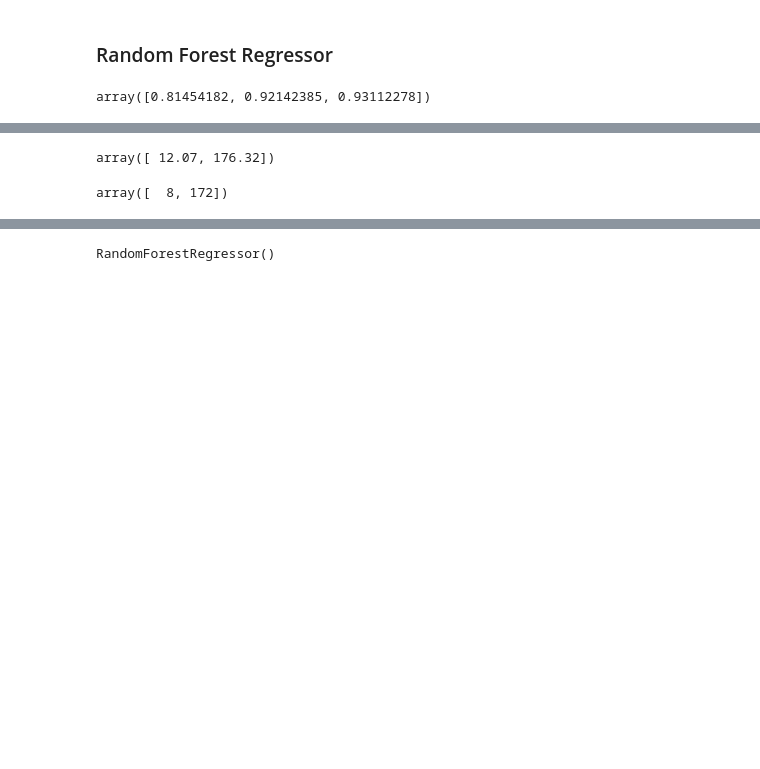
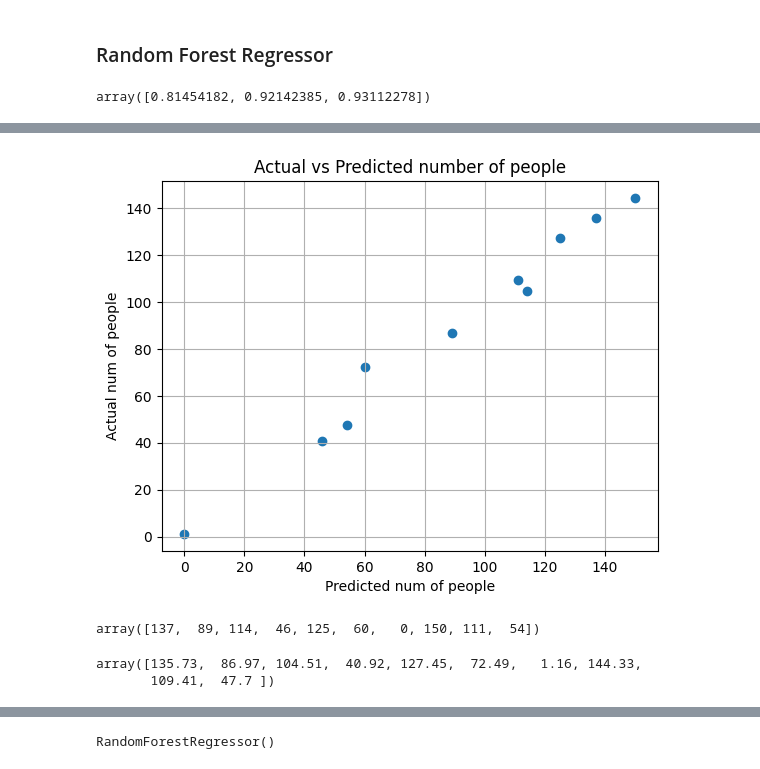
Before and after one commit to WiFiTrackerGroup/WiFiTracker, a Jupyter notebook: notebooks/ml_model.ipynb, the cells around one changed output, grey strips where cells are left out. Cells and saved outputs as stored; diff of their text form; code cells hidden in the pictures; blank space fills up the shorter version.

```diff
--- a/notebooks/ml_model.ipynb
+++ b/notebooks/ml_model.ipynb
@@ -254,9 +270,20 @@ print(r2_score(y_test, fitted_rf.predict(X_test)))
+# %%
+import matplotlib.pyplot as plt
+plt.scatter(y_test, fitted_rf.predict(X_test))
+plt.grid()
+plt.ylabel('Actual num of people')
+plt.xlabel('Predicted num of people')
+plt.title('Actual vs Predicted number of people')
+plt.show()
+# %% [output]
+[figure, added]
+# %%
+y_test
+# %% [output]
+array([137,  89, 114,  46, 125,  60,   0, 150, 111,  54])
 # %%
 i = 25
-fitted_rf.predict(X_train[i:27,:])
+fitted_rf.predict(X_test)
 # %% [output]
-array([ 12.07, 176.32])
+array([135.73,  86.97, 104.51,  40.92, 127.45,  72.49,   1.16, 144.33,
+       109.41,  47.7 ])
-# %%
-y_train[i:27]
-# %% [output]
-array([  8, 172])
```
Also changed, not shown: parts of 9 cells of this notebook.
